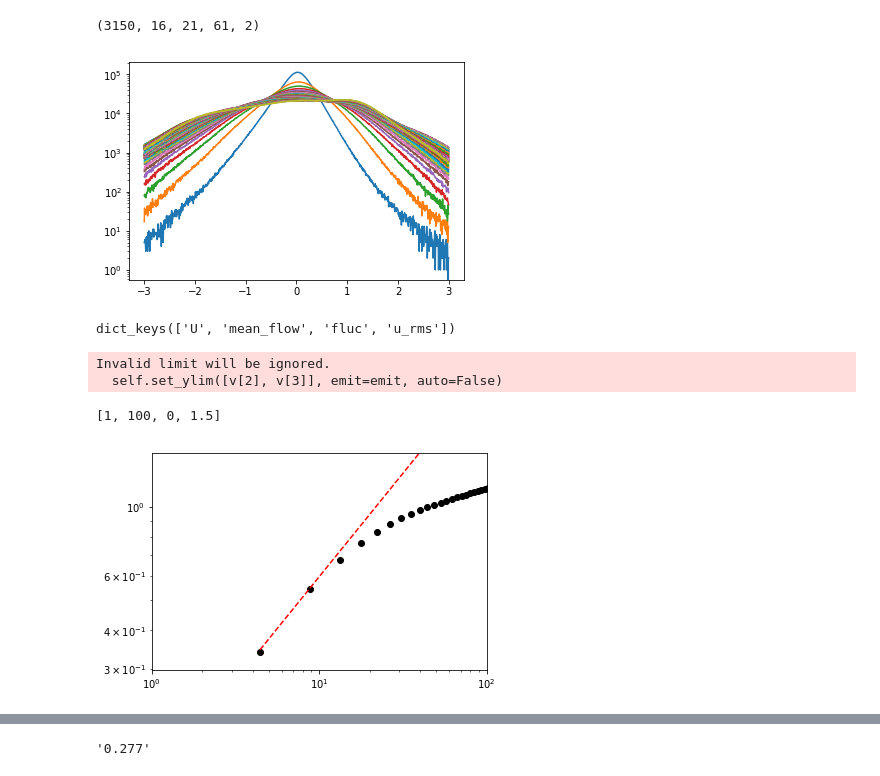
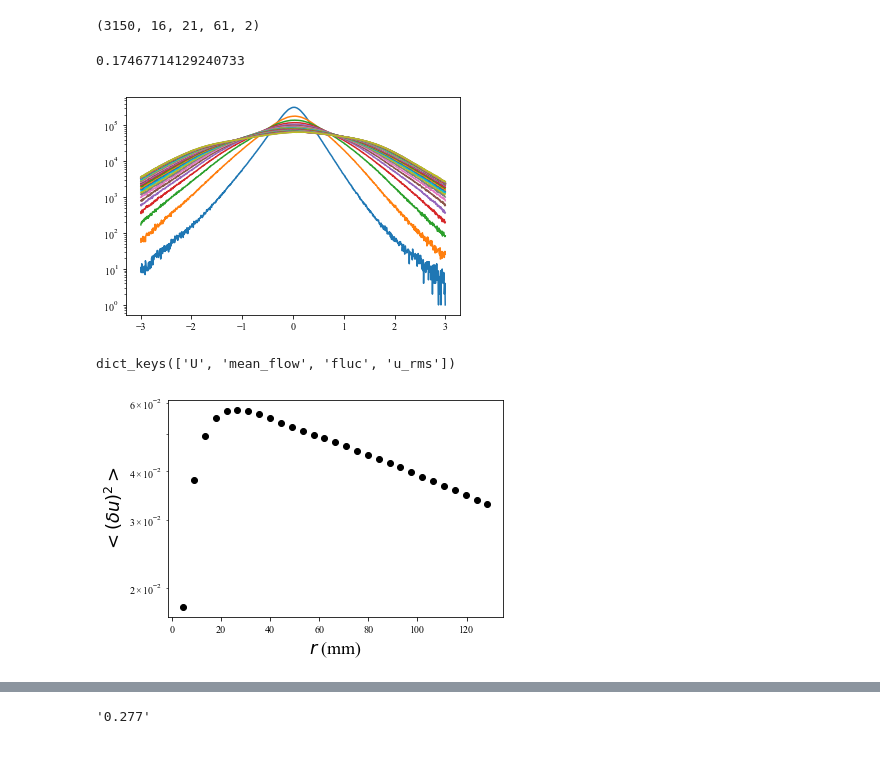
Before and after one commit to PerrardCodes/stephane, a Jupyter notebook: piv3d/Randomjets64_20181106_1_spectrum_increments.ipynb, the cells around one changed output, grey strips where cells are left out. Cells and saved outputs as stored; diff of their text form; code cells hidden in the pictures.

```diff
--- a/piv3d/Randomjets64_20181106_1_spectrum_increments.ipynb
+++ b/piv3d/Randomjets64_20181106_1_spectrum_increments.ipynb
@@ -106,7 +106,6 @@ print(cinefile)
 /media/stephane/DATA/Experimental_data/Turbulence3d/20181106/20181106_2_PIV3d_nikon50mm_64pumps_random16_fps40k_Pump30Hz_f1kHz_A1600mV_line5.hdf5
 /media/stephane/DATA/Experimental_data/Turbulence3d/20181106/PIV3d_nikon50mm_64pumps_random16_fps40k_Pump30Hz_f1kHz_A1600mV_line5.cine
 # %%
-Data = h5pylea.h5py_in_Data(h5pylea.ouverture_fichier(filename)) #ouvrir un data à partir d'un hdf5 existant
-
+#Data = h5pylea.h5py_in_Data(h5pylea.ouverture_fichier(filename)) #ouvrir un data à partir d'un hdf5 existant
 Data = ldata.Data(cinefile,paramfile,spec=cinefile,date = date)
 # %% [output]
@@ -187,5 +185,5 @@ ff.shape
 # %%
 v = lvolume.Volume(Data)
 # %%
-v = v.volume()
+v = v.volume(nb_im=200)
 # %% [output]
@@ -317,3 +303,17 @@ u_rms = np.sqrt(np.nanmean(fluc[...,0]**2+fluc[...,1]**2 ,axis=0) )
 piv.m['mean_flow'] = mean_flow
 piv.m['fluc'] = fluc
 piv.m['u_rms'] = u_rms
+# %%
+#generate axis
+(Nz,Nx,Ny,Nc) = mean_flow.shape
+#mean_flow = np.transpose(mean_flow,(1,2,0,3))
+
+dz = 42/20
+x = np.arange(-(Nx-1)/2,(Nx-1)/2+1)*processing.dx*1E3*overlap+5
+y = np.arange(-(Ny-1)/2,(Ny-1)/2+1)*processing.dx*1E3*overlap-120
+z = np.arange(-Nz/2,Nz/2)*dz-2
+
+#invariance by rotation in the plane (x,z)
+
+[X,Z,Y] = np.meshgrid(x,z,y)
+print(X.shape)
@@ -354,21 +380,29 @@ plt.semilogy(x,n)
 fluc.shape
 # %% [output]
 (3150, 16, 21, 61, 2)
+# %%
+stdfluc
+# %% [output]
+0.17467714129240733
 # %%
-blist = np.arange(1,50)
-Vs = []
-stdfluc = np.std(fluc[...,50:,0])
+blist = np.arange(1,30)
+V2 = []
+V3 = []
+
+stdfluc = np.std(fluc[...,30:,0])
 
 for b in blist:
-    V = (fluc[...,50:,0]-fluc[...,50-b:-b,0])/stdfluc
+    V = (fluc[...,30:,0]-fluc[...,30-b:-b,0])/stdfluc
     [n,x] = np.histogram(np.ndarray.flatten(V),1000,[-3,3])
     x = (x[1:]+x[:-1])/2
     plt.semilogy(x,n)
-    Vs.append(np.std(V))
+    V2.append(np.nanmean(V**2))
+    V3.append(np.nanmean(V**3))
 
-Vs = np.asarray(Vs)
+V2 = np.asarray(V2)
+V3 = np.asarray(V3)
 # %% [output]
-[figure, old version]
+[figure, new version]
 # %%
 m.PIV3D.m.keys()
 # %% [output]
@@ -376,19 +410,16 @@ dict_keys(['U', 'mean_flow', 'fluc', 'u_rms'])
 # %%
 Vs = np.asarray(Vs)
 
-blist = np.arange(1,50)
+blist = np.arange(1,30)
 blist = blist*piv.m['overlap']*float(m.data.param.fx)
-plt.loglog(blist,Vs,'ko')
+plt.semilogy(blist,10**3*(V2*stdfluc**2)**(3/2)/blist/2,'ko')
 
 b0 = 4.5
 alpha = 2./3
 
-plt.loglog(blist,0.35*(blist/b0)**alpha,'r--')
-plt.axis([1,100,0,1.5])
+#plt.loglog(blist,0.25*(blist/b0)**alpha,'r--')
+#plt.axis([0,150,1,100])
 
-graphes.legende('$r$ (mm)','$<(\delta u)^2>$','')
+fig = graphes.legende('$r$ (mm)','$<(\delta u)^2>$','')
 # %% [output]
-Invalid limit will be ignored.
-  self.set_ylim([v[2], v[3]], emit=emit, auto=False)
-[1, 100, 0, 1.5]
-[figure, old version]
+[figure, new version]
```
Also changed, not shown: parts of 15 cells of this notebook, 6 other files.
